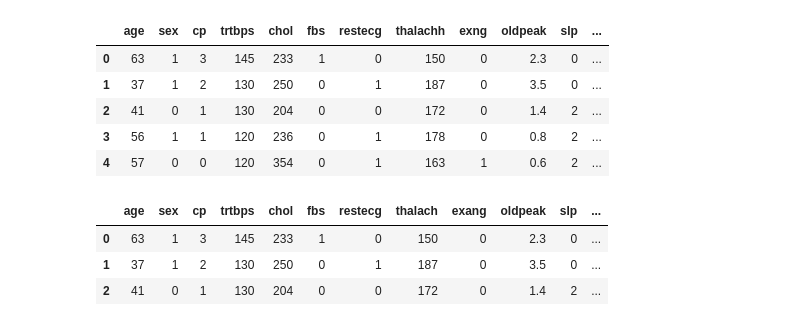
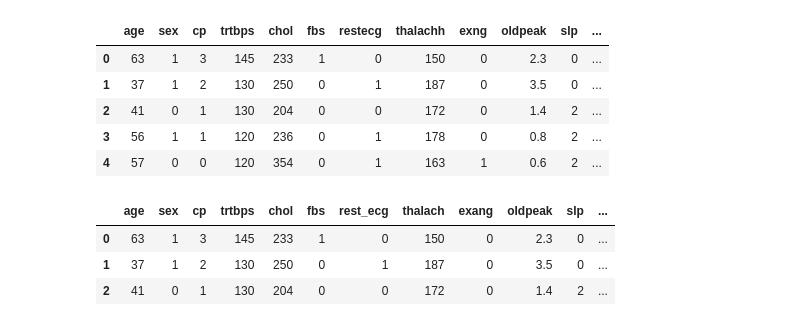
Before and after one commit to vishaltechevangelist/project-heart-attack-analysis-prediction, a Jupyter notebook: Project Heart Attack Prediction .ipynb, the cells around one changed output. Cells and saved outputs as stored; diff of their text form; code cells hidden in the pictures.

```diff
--- a/Project Heart Attack Prediction .ipynb
+++ b/Project Heart Attack Prediction .ipynb
@@ -94,10 +94,11 @@ dataset.head()
 | 3 | 56 | 1 | 1 | 120 | 236 | 0 | 1 | 178 | 0 | 0.8 | 2 | ... |
 | 4 | 57 | 0 | 0 | 120 | 354 | 0 | 1 | 163 | 1 | 0.6 | 2 | ... |
 # %%
-dataset.rename(columns={'thalachh':'thalach', 'exng':'exang', 'output':'target'}, inplace=True)
+dataset.rename(columns={'thalachh':'thalach', 'exng':'exang', 'output':'target', 'restecg':'rest_ecg',
+                       'caa':'ca'}, inplace=True)
 dataset.head(3)
 # %% [output]
-|  | age | sex | cp | trtbps | chol | fbs | restecg | thalach | exang | oldpeak | slp | ... |
+|  | age | sex | cp | trtbps | chol | fbs | rest_ecg | thalach | exang | oldpeak | slp | ... |
 | 0 | 63 | 1 | 3 | 145 | 233 | 1 | 0 | 150 | 0 | 2.3 | 0 | ... |
 | 1 | 37 | 1 | 2 | 130 | 250 | 0 | 1 | 187 | 0 | 3.5 | 0 | ... |
 | 2 | 41 | 0 | 1 | 130 | 204 | 0 | 0 | 172 | 0 | 1.4 | 2 | ... |
```
Also changed, not shown: parts of 38 cells of this notebook.
